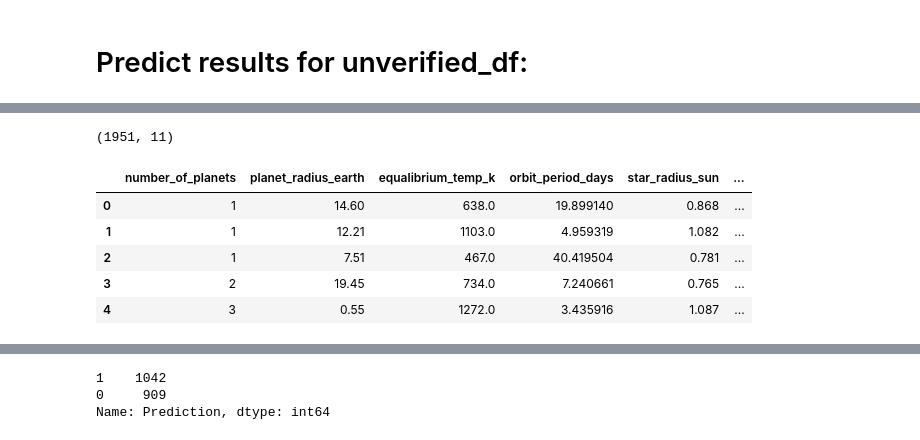
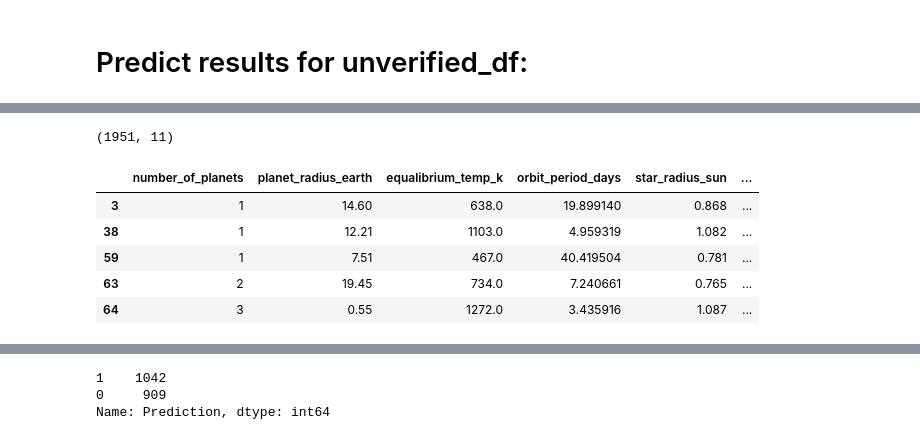
Before and after one commit to psidhu42/Group-3-NASA-Exoplanets, a Jupyter notebook: project-code-files/kepler-data-model.ipynb, the cells around one changed output, grey strips where cells are left out. Drawn from its saved outputs; the diff is of its cells as text; code cells hidden in the pictures.

Commit message:
Fixed KOI Names and index on output predictions.

```diff
--- a/project-code-files/kepler-data-model.ipynb
+++ b/project-code-files/kepler-data-model.ipynb
@@ -334,0 +302,7 @@ unverified_df.head()
+# %%
+# Set index to match orignal:
+unverified_df = unverified_df.set_index(['index_num'])
+unverified_df.index.name = None
+
+print(unverified_df.shape)
+unverified_df.head()
@@ -334,0 +319,5 @@ unverified_df.head()
+# %%
+# Drop the 'koi_name' column from verified_df since it's not going to be used for model:
+verified_df = verified_df.drop(columns=["koi_name"])
+print(verified_df.shape)
+verified_df.head()
@@ -334,0 +332,5 @@ unverified_df.head()
+# %%
+# Create a new DataFrame that holds only the KOI names from unverified_df:
+names_df = unverified_df[["koi_name"]]
+print(names_df.shape)
+names_df.head(10)
@@ -334,0 +350,5 @@ unverified_df.head()
+# %%
+# Drop the 'koi_name' column from unverified_df since it's not needed for analysis:
+unverified_df = unverified_df.drop(columns=["koi_name"])
+print(unverified_df.shape)
+unverified_df.head()
@@ -437,22 +465,22 @@ unvpl = lm.predict(X_new)
 # %%
 # Add 'Prediction' column to X_new df with results from previous cell:
 X_new['prediction'] = unvpl.tolist()
 
 #  Add the "Kepler Name (OI)" column to the "planet_predict_df" from "names_df":
-X_new["kepler_oi_name"] = names_df
+X_new["koi_name"] = names_df
 
 # Rename df:
 planet_prediction_df = X_new
 print(planet_prediction_df.shape)
 planet_prediction_df.head()
 # %% [output]
 (1951, 11)
 |  | number_of_planets | planet_radius_earth | equalibrium_temp_k | orbit_period_days | star_radius_sun | ... |
-| 0 | 1 | 14.60 | 638.0 | 19.899140 | 0.868 | ... |
-| 1 | 1 | 12.21 | 1103.0 | 4.959319 | 1.082 | ... |
-| 2 | 1 | 7.51 | 467.0 | 40.419504 | 0.781 | ... |
-| 3 | 2 | 19.45 | 734.0 | 7.240661 | 0.765 | ... |
-| 4 | 3 | 0.55 | 1272.0 | 3.435916 | 1.087 | ... |
+| 3 | 1 | 14.60 | 638.0 | 19.899140 | 0.868 | ... |
+| 38 | 1 | 12.21 | 1103.0 | 4.959319 | 1.082 | ... |
+| 59 | 1 | 7.51 | 467.0 | 40.419504 | 0.781 | ... |
+| 63 | 2 | 19.45 | 734.0 | 7.240661 | 0.765 | ... |
+| 64 | 3 | 0.55 | 1272.0 | 3.435916 | 1.087 | ... |
 # %%
 # Give columns proper names:
 planet_prediction_df.columns = ['Number of Planets', 'Planet Radius (Earth)', 'Equalibrium Temp (K)',
```
Also changed, not shown: parts of 31 cells of this notebook, 4 other files.
